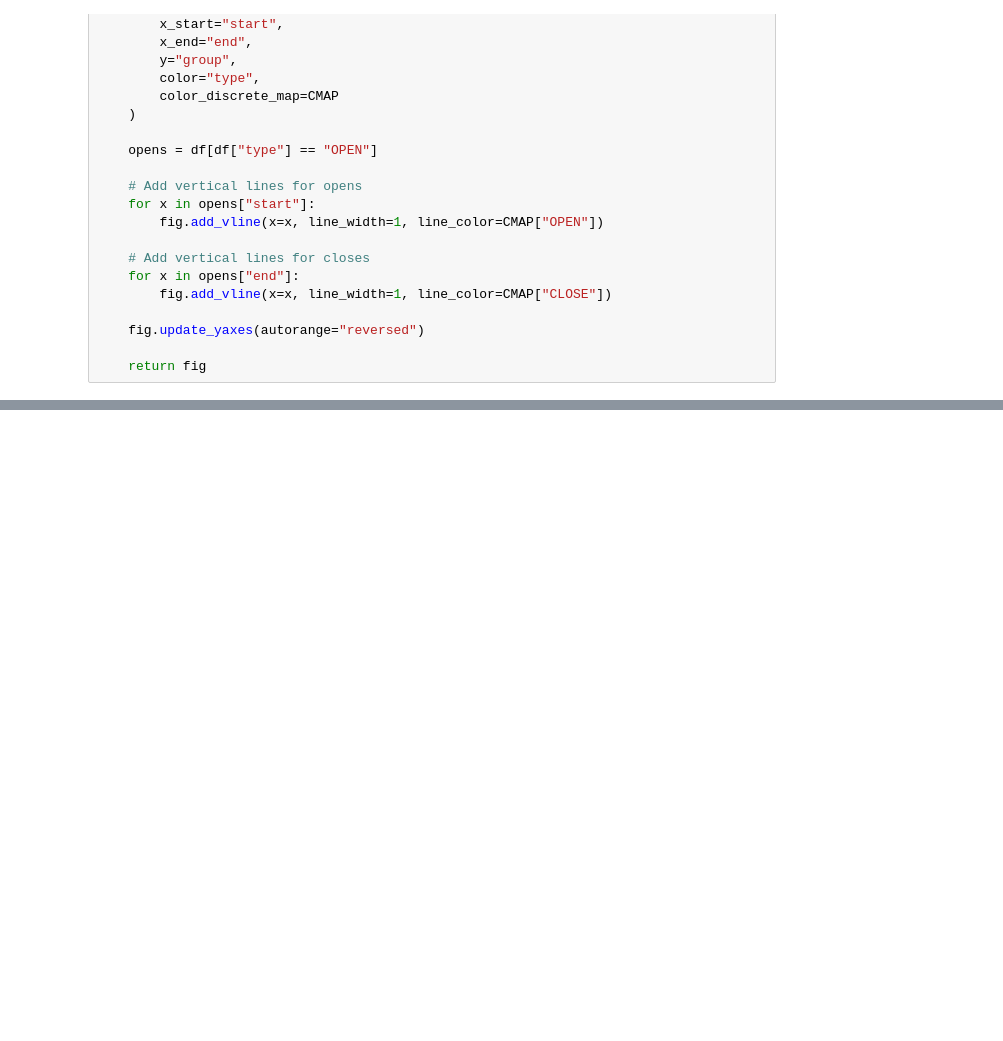
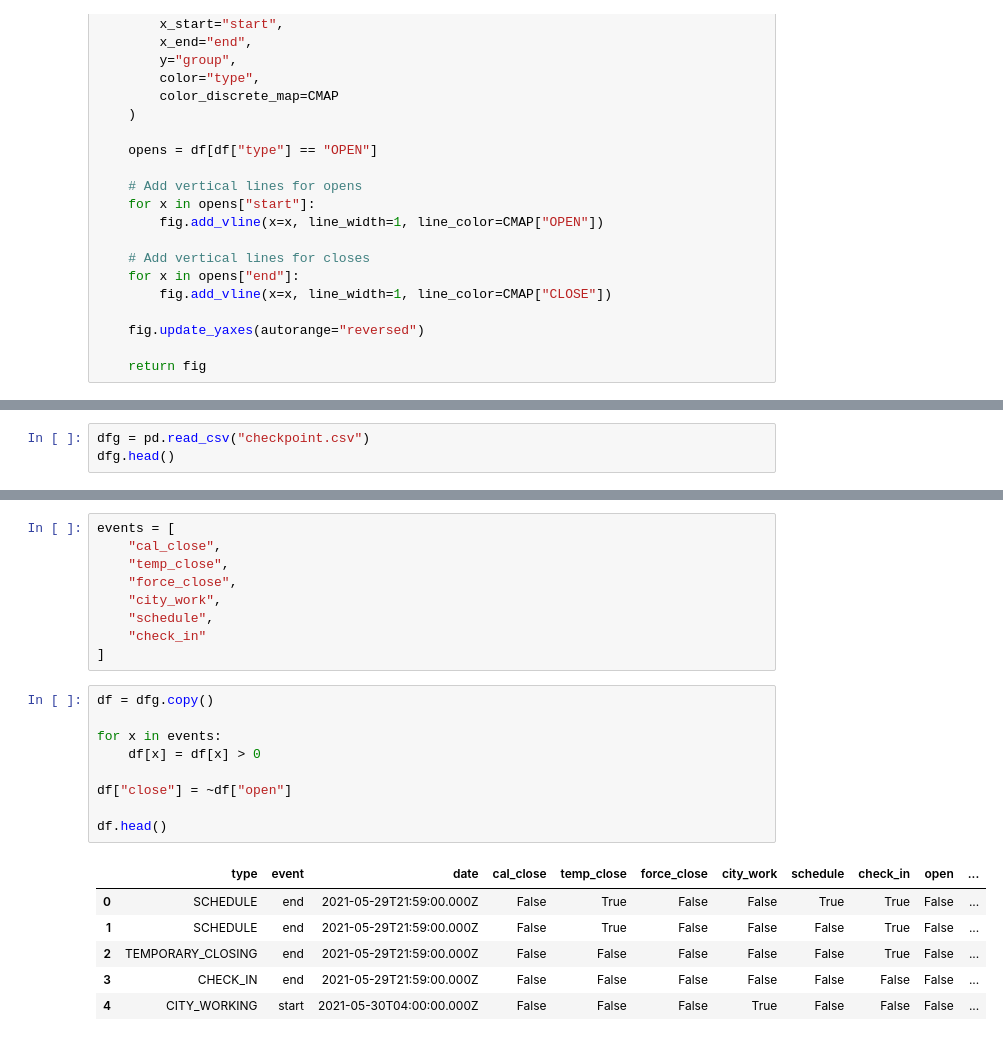
Before and after one commit to villoro/villoro_posts, a Jupyter notebook: store_address/SA visualizations.ipynb, the cells around one changed output, grey strips where cells are left out. Drawn from its saved outputs; the diff is of its cells as text; blank space fills up the shorter version.

```diff
--- a/store_address/SA visualizations.ipynb
+++ b/store_address/SA visualizations.ipynb
@@ -74,0 +170,3 @@ plot_sa(df)
+# %%
+dfg = pd.read_csv("checkpoint.csv")
+dfg.head()
@@ -74,0 +180,25 @@ plot_sa(df)
+# %%
+events = [
+    "cal_close",
+    "temp_close",
+    "force_close",
+    "city_work",
+    "schedule",
+    "check_in"
+]
+# %%
+df = dfg.copy()
+
+for x in events:
+    df[x] = df[x] > 0
+
+df["close"] = ~df["open"]
+
+df.head()
+# %% [output]
+|  | type | event | date | cal_close | temp_close | force_close | city_work | schedule | check_in | open | ... |
+| 0 | SCHEDULE | end | 2021-05-29T21:59:00.000Z | False | True | False | False | True | True | False | ... |
+| 1 | SCHEDULE | end | 2021-05-29T21:59:00.000Z | False | True | False | False | False | True | False | ... |
+| 2 | TEMPORARY_CLOSING | end | 2021-05-29T21:59:00.000Z | False | False | False | False | False | True | False | ... |
+| 3 | CHECK_IN | end | 2021-05-29T21:59:00.000Z | False | False | False | False | False | False | False | ... |
+| 4 | CITY_WORKING | start | 2021-05-30T04:00:00.000Z | False | False | False | True | False | False | False | ... |
```
Also changed, not shown: parts of 20 cells of this notebook, 1 other file.
